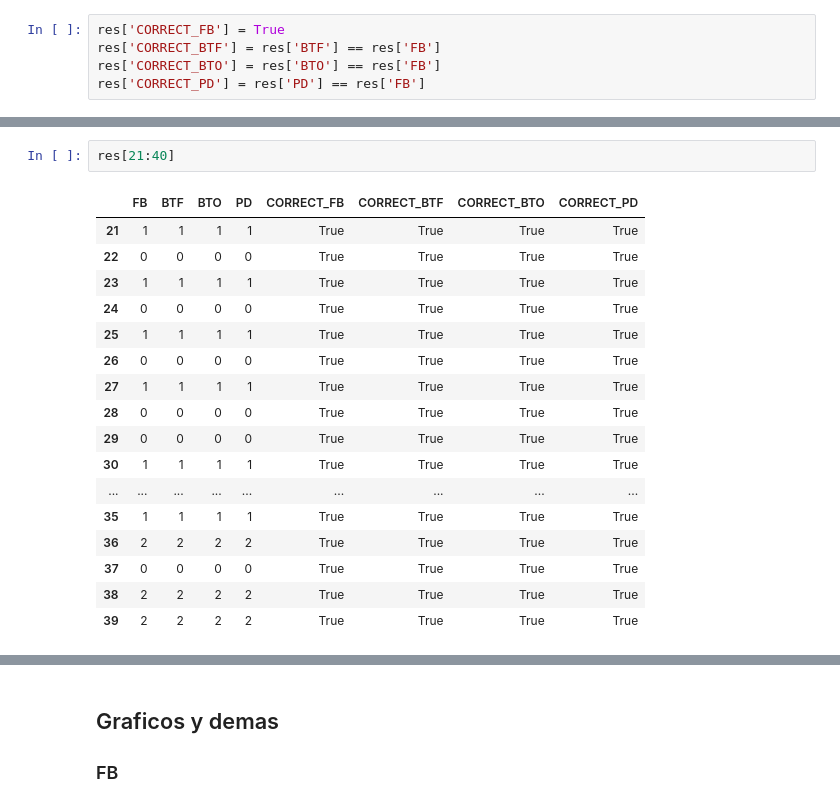
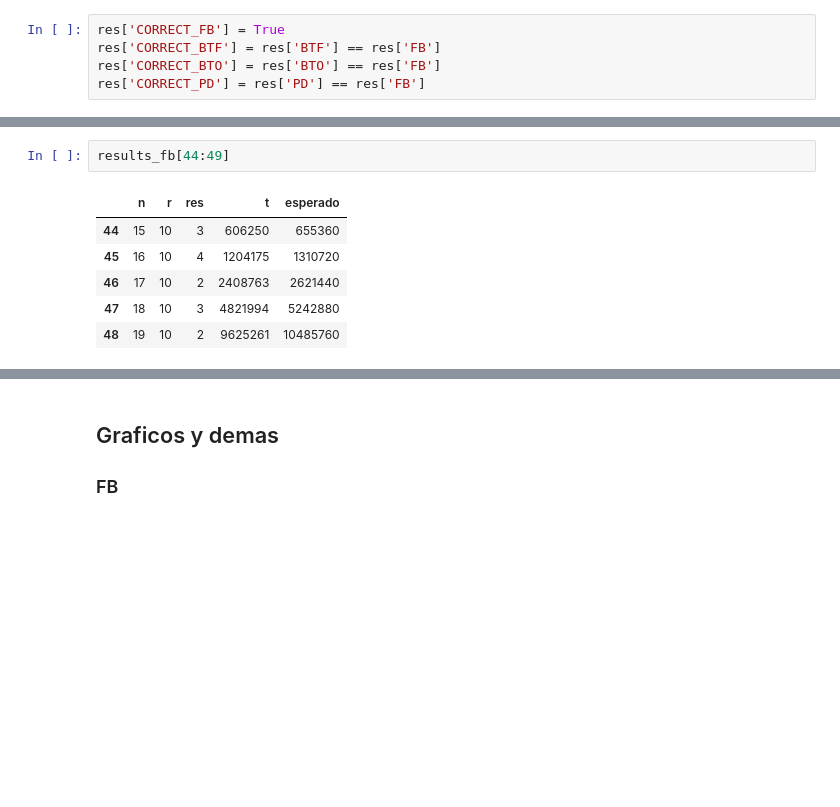
Before and after one commit to pablolp99/tp1-algo3, a Jupyter notebook: tp1-ayed3-notebook.ipynb, the cells around one changed output, grey strips where cells are left out. Saved outputs shown, nothing was run; the diff lists cells and outputs as text; blank space fills up the shorter version.

```diff
--- a/tp1-ayed3-notebook.ipynb
+++ b/tp1-ayed3-notebook.ipynb
@@ -65,23 +61,12 @@ results_bto[30:32]
-# %%
-res[21:40]
-# %% [output]
-|  | FB | BTF | BTO | PD | CORRECT_FB | CORRECT_BTF | CORRECT_BTO | CORRECT_PD |
-| 21 | 1 | 1 | 1 | 1 | True | True | True | True |
-| 22 | 0 | 0 | 0 | 0 | True | True | True | True |
-| 23 | 1 | 1 | 1 | 1 | True | True | True | True |
-| 24 | 0 | 0 | 0 | 0 | True | True | True | True |
-| 25 | 1 | 1 | 1 | 1 | True | True | True | True |
-| 26 | 0 | 0 | 0 | 0 | True | True | True | True |
-| 27 | 1 | 1 | 1 | 1 | True | True | True | True |
-| 28 | 0 | 0 | 0 | 0 | True | True | True | True |
-| 29 | 0 | 0 | 0 | 0 | True | True | True | True |
-| 30 | 1 | 1 | 1 | 1 | True | True | True | True |
-| ... | ... | ... | ... | ... | ... | ... | ... | ... |
-| 35 | 1 | 1 | 1 | 1 | True | True | True | True |
-| 36 | 2 | 2 | 2 | 2 | True | True | True | True |
-| 37 | 0 | 0 | 0 | 0 | True | True | True | True |
-| 38 | 2 | 2 | 2 | 2 | True | True | True | True |
-| 39 | 2 | 2 | 2 | 2 | True | True | True | True |
+# %%
+results_fb[44:49]
+# %% [output]
+|  | n | r | res | t | esperado |
+| 44 | 15 | 10 | 3 | 606250 | 655360 |
+| 45 | 16 | 10 | 4 | 1204175 | 1310720 |
+| 46 | 17 | 10 | 2 | 2408763 | 2621440 |
+| 47 | 18 | 10 | 3 | 4821994 | 5242880 |
+| 48 | 19 | 10 | 2 | 9625261 | 10485760 |
 # %%
 pd.DataFrame(res[['CORRECT_FB','CORRECT_BTF','CORRECT_BTO','CORRECT_PD']].sum())
 # %% [output]
```
Also changed, not shown: parts of 7 cells of this notebook, 4 other files.
